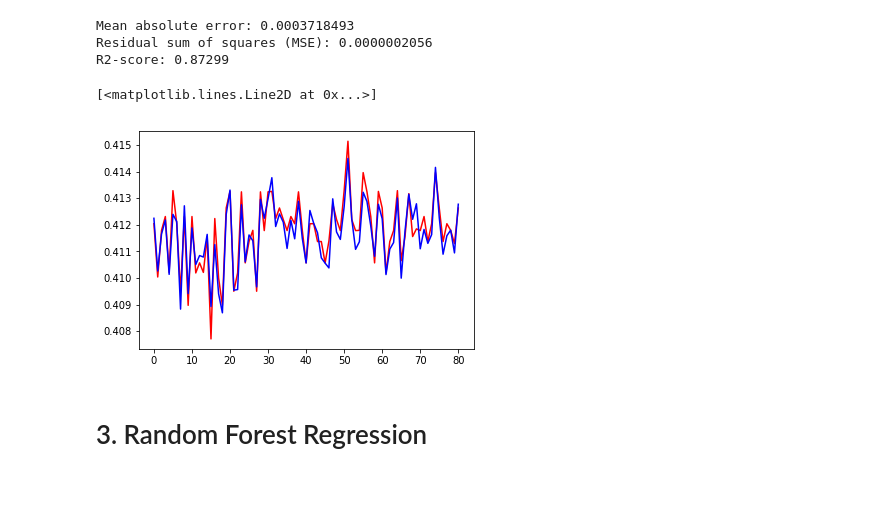
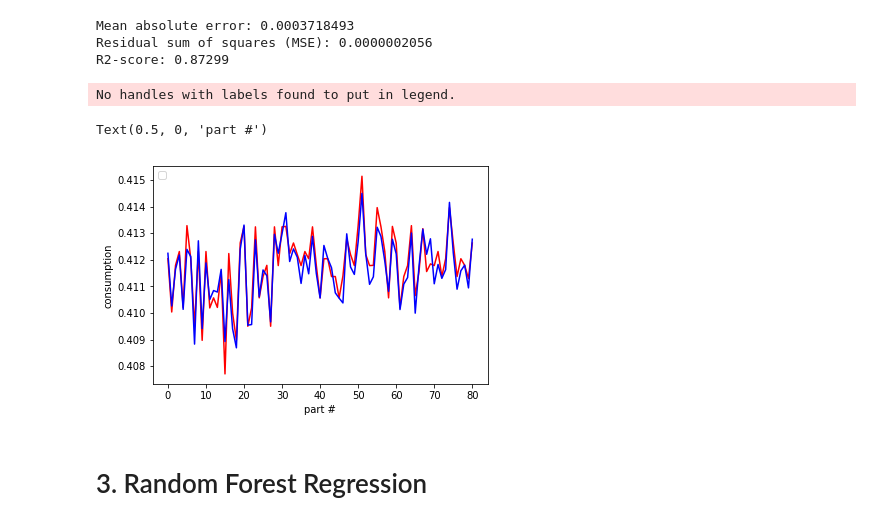
Before and after one commit to ptavakolian/Consumption-prediction, a Jupyter notebook: Code_predicting consumption.ipynb, the cells around one changed output. Drawn from its saved outputs; the diff is of its cells as text; code cells hidden in the pictures; blank space fills up the shorter version.

```diff
--- a/Code_predicting consumption.ipynb
+++ b/Code_predicting consumption.ipynb
@@ -486,11 +489,15 @@ Mean absolute error: 0.0003718493
 Residual sum of squares (MSE): 0.0000002056
 R2-score: 0.87299
 # %%
-plt.plot(y_hat_dt,color='red')
-plt.plot(test_y ,color='blue')
+plt.plot(y_hat_dt,color='red', label='prediction')
+plt.plot(test_y ,color='blue', label='prediction')
+plt.legend(loc='upper left',fontsize=10)
+plt.ylabel('consumption')
+plt.xlabel('part #')
 # %% [output]
-[<matplotlib.lines.Line2D at 0x...>]
+No handles with labels found to put in legend.
+Text(0.5, 0, 'part #')
-[figure, old version]
+[figure, new version]
 # %% [markdown]
 # 3. Random Forest Regression
 # %%
```
Also changed, not shown: parts of 2 cells of this notebook.
